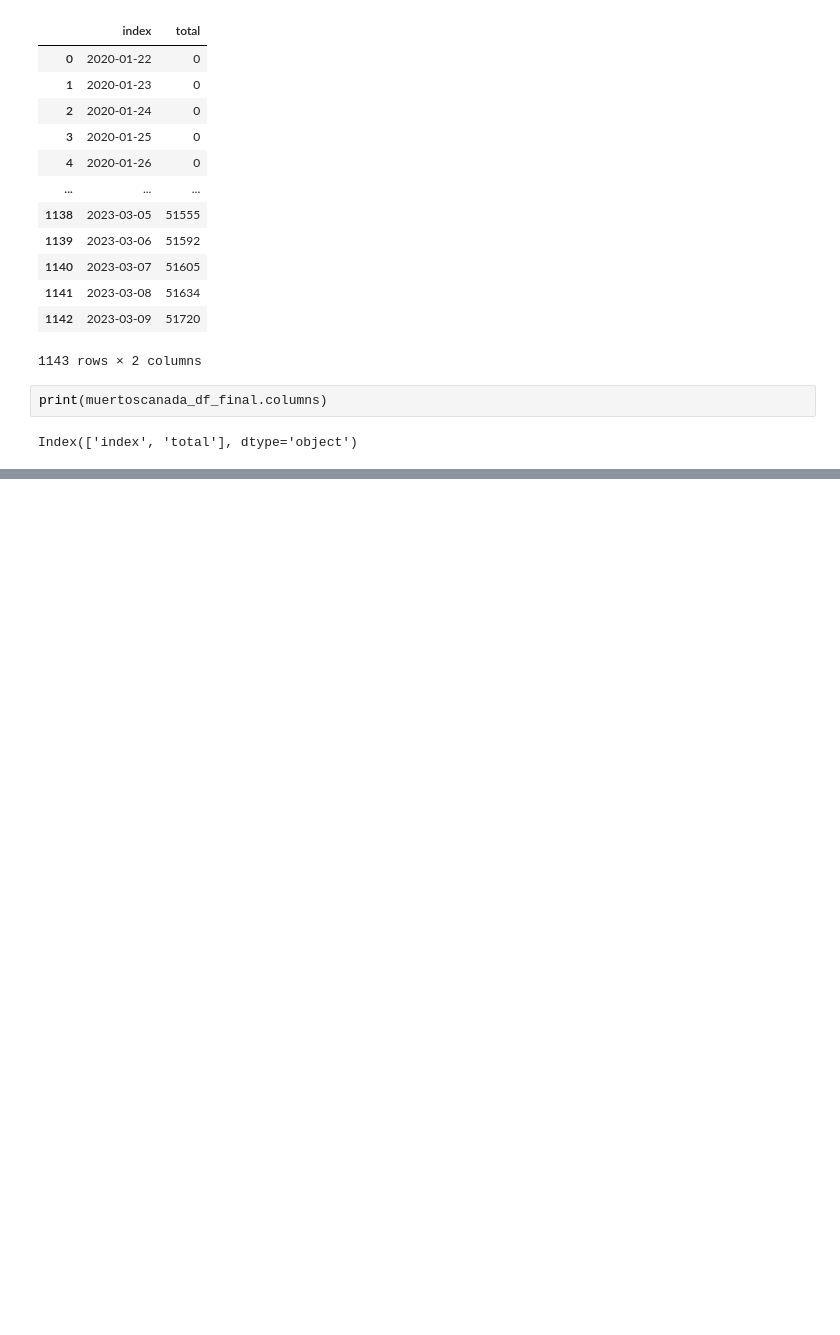
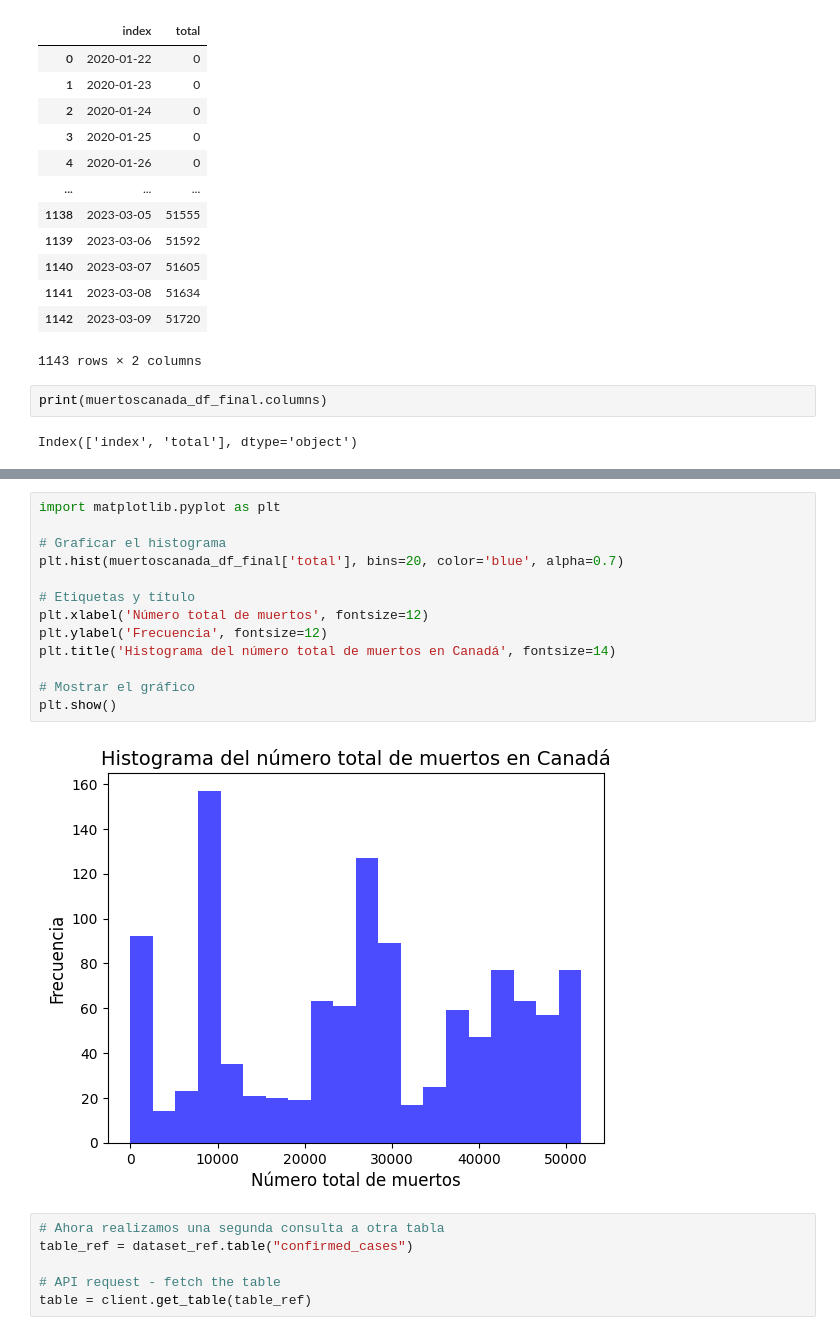
Before and after one commit to Nebulads3/Solemne1, a Jupyter notebook: codigo.ipynb, the cells around one changed output, grey strips where cells are left out. Saved outputs shown, nothing was run; the diff lists cells and outputs as text; blank space fills up the shorter version.

Commit message:
consulta confirmed cases

```diff
--- a/codigo.ipynb
+++ b/codigo.ipynb
@@ -196,0 +194,21 @@ plt.show()
+# %%
+import matplotlib.pyplot as plt
+
+# Graficar el histograma
+plt.hist(muertoscanada_df_final['total'], bins=20, color='blue', alpha=0.7)
+
+# Etiquetas y título
+plt.xlabel('Número total de muertos', fontsize=12)
+plt.ylabel('Frecuencia', fontsize=12)
+plt.title('Histograma del número total de muertos en Canadá', fontsize=14)
+
+# Mostrar el gráfico
+plt.show()
+# %% [output]
+[figure, added]
+# %%
+# Ahora realizamos una segunda consulta a otra tabla
+table_ref = dataset_ref.table("confirmed_cases")
+
+# API request - fetch the table
+table = client.get_table(table_ref)
```
Also changed, not shown: parts of 14 cells of this notebook.
